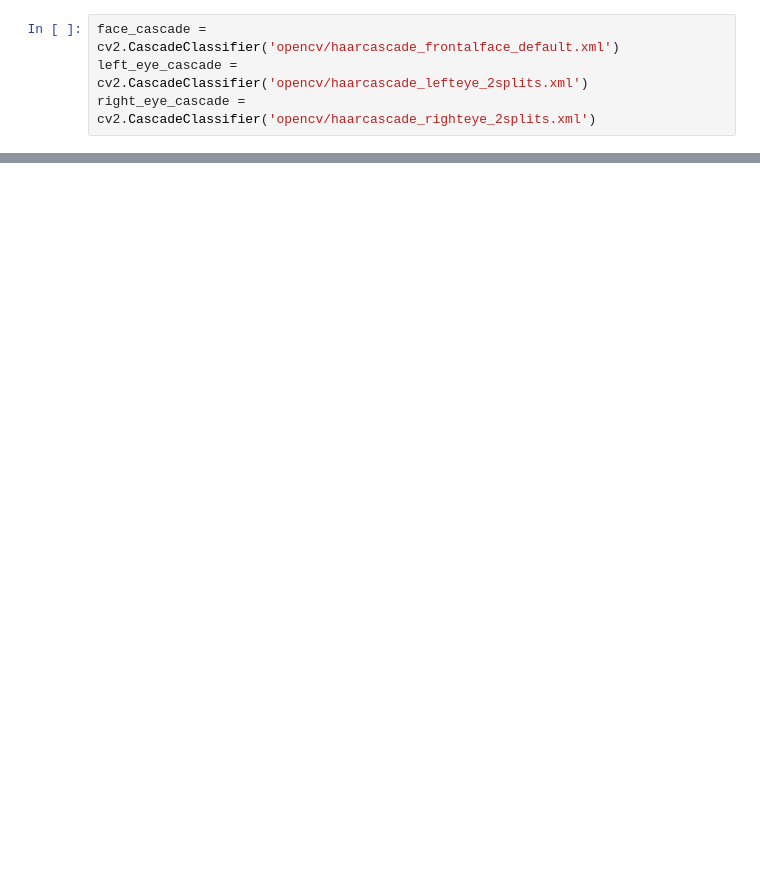
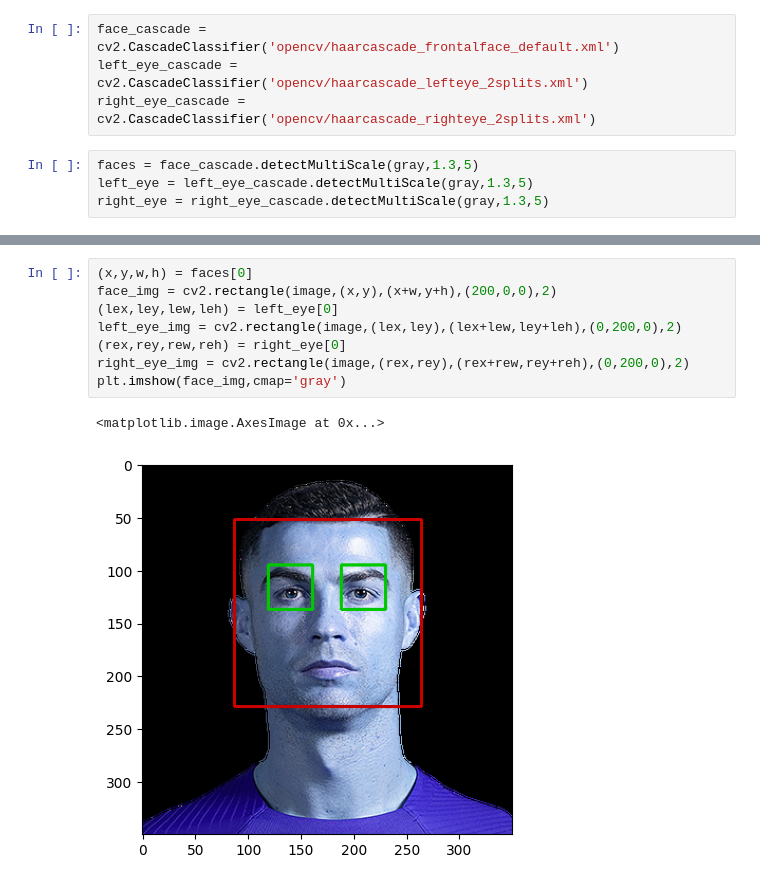
Before and after one commit to krishnasharma4415/SportsCelebrity, a Jupyter notebook: model/ImageClassification.ipynb, the cells around one changed output, grey strips where cells are left out. Cells and saved outputs as stored; diff of their text form; blank space fills up the shorter version.

```diff
--- a/model/ImageClassification.ipynb
+++ b/model/ImageClassification.ipynb
@@ -16,3 +24,7 @@ plt.imshow(image)
 face_cascade = cv2.CascadeClassifier('opencv/haarcascade_frontalface_default.xml')
 left_eye_cascade = cv2.CascadeClassifier('opencv/haarcascade_lefteye_2splits.xml')
 right_eye_cascade = cv2.CascadeClassifier('opencv/haarcascade_righteye_2splits.xml')
+# %%
+faces = face_cascade.detectMultiScale(gray,1.3,5)
+left_eye = left_eye_cascade.detectMultiScale(gray,1.3,5)
+right_eye = right_eye_cascade.detectMultiScale(gray,1.3,5)
@@ -18,0 +39,11 @@ right_eye_cascade = cv2.CascadeClassifier('opencv/haarcascade_righteye_2splits.x
+# %%
+(x,y,w,h) = faces[0]
+face_img = cv2.rectangle(image,(x,y),(x+w,y+h),(200,0,0),2)
+(lex,ley,lew,leh) = left_eye[0]
+left_eye_img = cv2.rectangle(image,(lex,ley),(lex+lew,ley+leh),(0,200,0),2)
+(rex,rey,rew,reh) = right_eye[0]
+right_eye_img = cv2.rectangle(image,(rex,rey),(rex+rew,rey+reh),(0,200,0),2)
+plt.imshow(face_img,cmap='gray')
+# %% [output]
+<matplotlib.image.AxesImage at 0x...>
+[figure, added]
```
Also changed, not shown: parts of 12 cells of this notebook, 15 other files.
